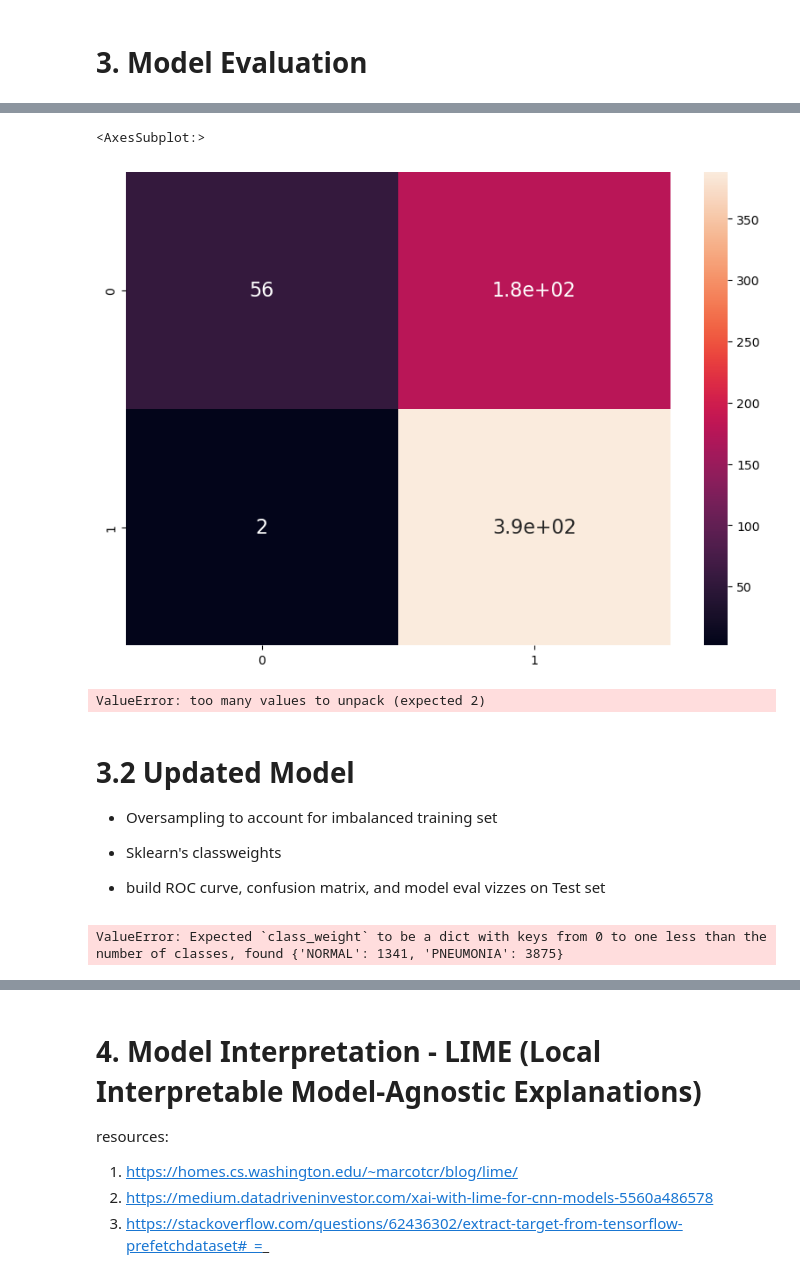
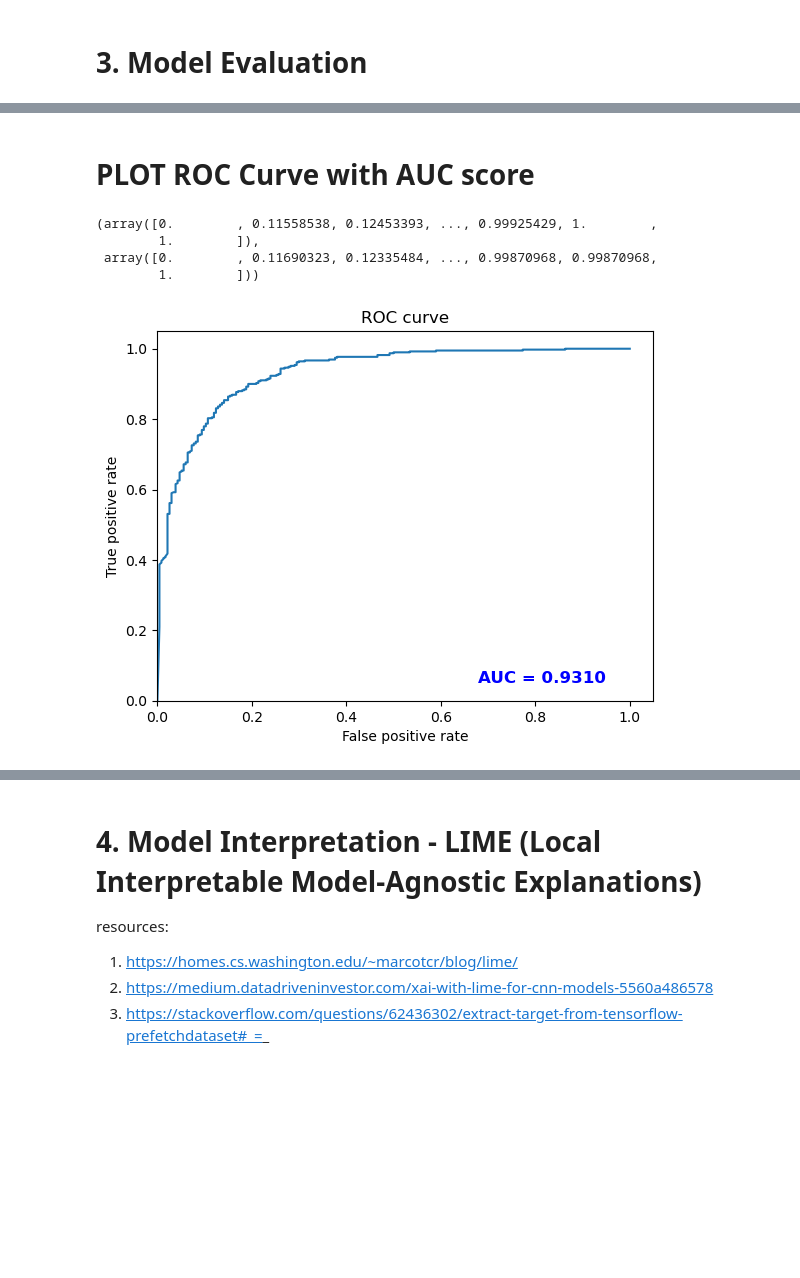
Before and after one commit to lcohenwanis/stat287_project, a Jupyter notebook: test_notebook.ipynb, the cells around one changed output, grey strips where cells are left out. Drawn from its saved outputs; the diff is of its cells as text; code cells hidden in the pictures; blank space fills up the shorter version.

```diff
--- a/test_notebook.ipynb
+++ b/test_notebook.ipynb
@@ -244,0 +240,22 @@ array([[ 56, 178],
+# %%
+class_names = ['NORMAL', 'PNEUMONIA']
+
+x_test = np.concatenate([x for x, y in test_data], axis=0)
+y_test = np.concatenate([y for x, y in test_data], axis=0)
+
+predictions = (model.predict(test_data) > 0.5).astype("int32")
+
+print(classification_report(y_test, predictions))
+
+# Helper function for plotting confusion matrix from tf model
+class estimator:
+    _estimator_type = ''
+    classes_=[]
+    def __init__(self, model, classes):
+        self.model = model
+        self._estimator_type = 'classifier'
+        self.classes_ = classes
+    def predict(self, X):
+        y_prob= self.model.predict(X)
+        y_pred = y_prob.argmax(axis=1)
+        return y_pred
@@ -244,0 +271,2 @@ array([[ 56, 178],
+# %% [markdown]
+# PLOT ROC Curve with AUC score
@@ -245,14 +281,23 @@ array([[ 56, 178],
+# %%
+fpr_train, tpr_train
+# %% [output]
+(array([0.        , 0.11558538, 0.12453393, ..., 0.99925429, 1.        ,
+        1.        ]),
+ array([0.        , 0.11690323, 0.12335484, ..., 0.99870968, 0.99870968,
+        1.        ]))
+# %%
+fpr, tpr, _ = roc_curve(y_test, model.predict(x_test))
+roc_auc = roc_auc_score(y_test, model.predict(x_test))
+
+plt.plot(fpr, tpr, label='test ROC')
+plt.title('ROC curve')
+plt.xlabel('False positive rate')
+plt.ylabel('True positive rate')
+plt.xlim(0,)
+plt.ylim(0,)
+plt.text(0.95, 0.05, 'AUC = %0.4f' % roc_auc, ha='right', fontsize=12, weight='bold', color='blue')
+plt.savefig('images/cnn_ROC.png')
+# %% [output]
+[figure, added]
 # %%
 import seaborn as sns
-# %%
-df_cm = pd.DataFrame(res)
-
-plt.figure(figsize = (10,7))
-sns.heatmap(df_cm, annot=True, annot_kws={"size": 16})
-# %% [output]
-<AxesSubplot:>
-[figure, removed]
-# %%
-fpr, tpr = roc_curve(y_true, model.predict(test_data))
-# %% [output]
-ValueError: too many values to unpack (expected 2)
@@ -261,23 +303,0 @@ ValueError: too many values to unpack (expected 2)
-# %% [markdown]
-# 3.2 Updated Model
-- Oversampling to account for imbalanced training set
-- Sklearn's classweights
-
-- build ROC curve, confusion matrix, and model eval vizzes on Test set
-# %%
-# Compiling the model
-model.compile(loss='binary_crossentropy',
-             optimizer=tf.keras.optimizers.Adam(),
-             metrics=["acc", tf.keras.metrics.Precision(), tf.keras.metrics.Recall(),
-                       tf.keras.metrics.SpecificityAtSensitivity(0.5), tf.keras.metrics.SensitivityAtSpecificity(0.5)])
-# Fit the model
-history = model.fit(train_data,
-                   epochs=15,
-                   steps_per_epoch=len(train_data),
-                   validation_data=val_data,
-                   validation_steps=len(val_data),
-                   #TODO: might need to fix this so it's binary instead
-                   class_weight = train_counts,
-                   verbose=0)
-# %% [output]
-ValueError: Expected `class_weight` to be a dict with keys from 0 to one less than the number of classes, found {'NORMAL': 1341, 'PNEUMONIA': 3875}
```
Also changed, not shown: parts of 18 cells of this notebook, 8 other files.
